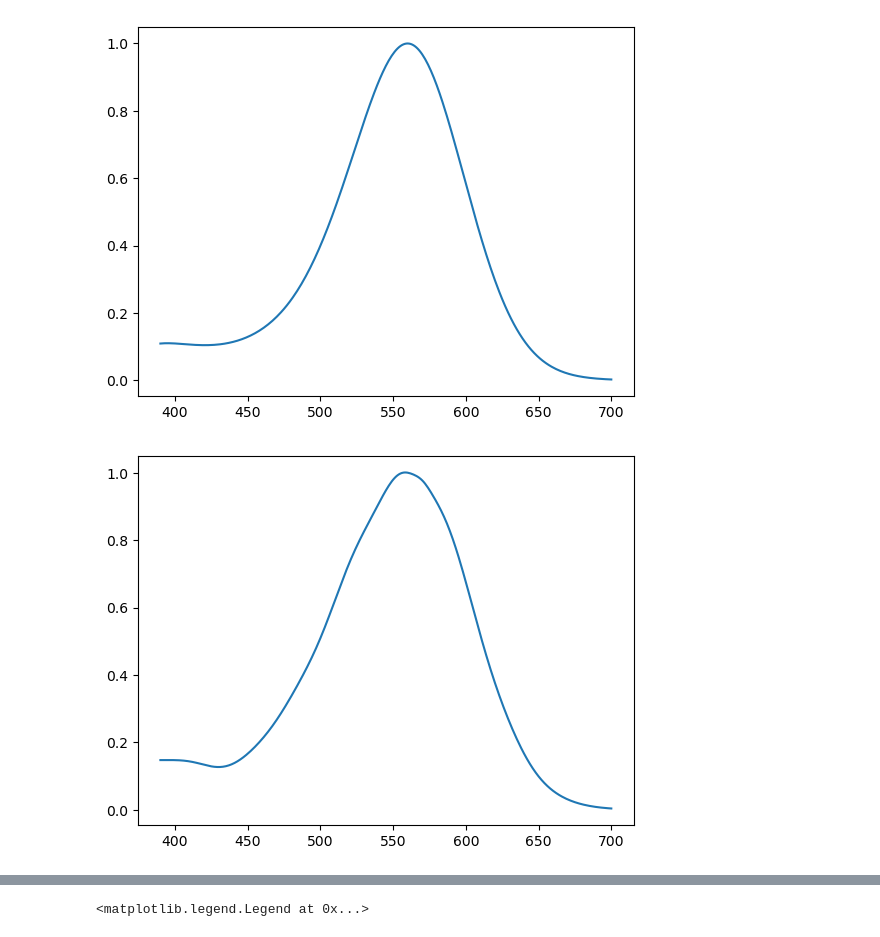
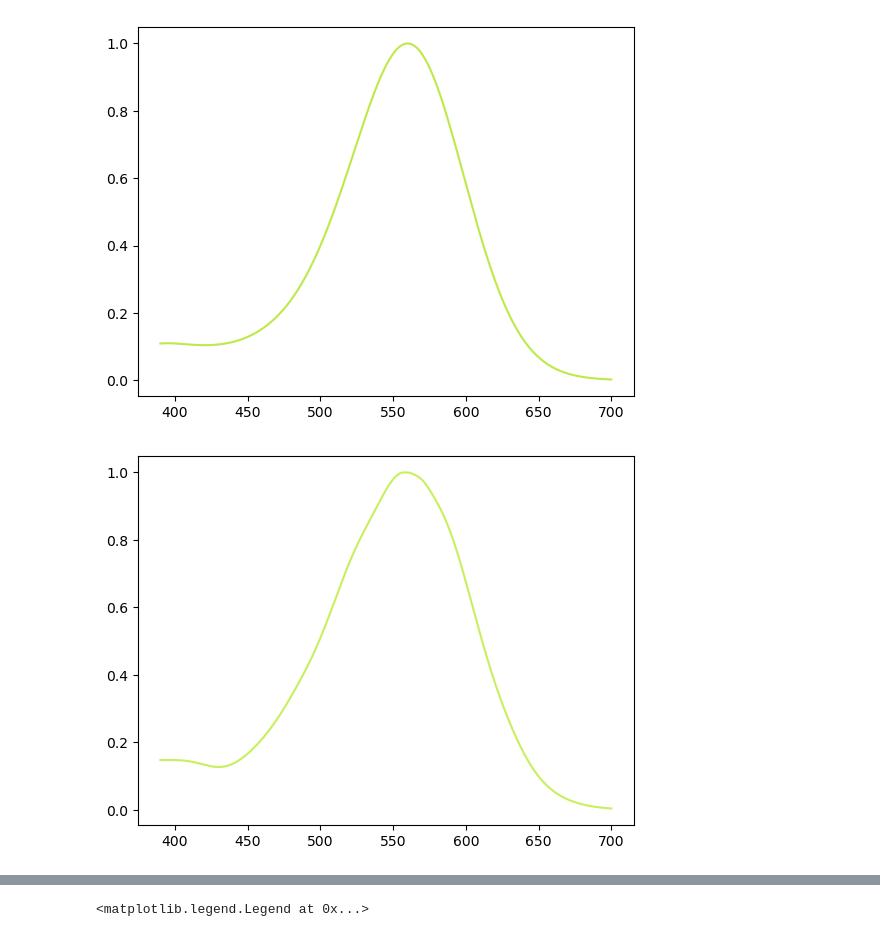
Before and after one commit to varunneal/ChromaLab, a Jupyter notebook: notebooks/exploration/nomograms.ipynb, the cells around one changed output, grey strips where cells are left out. Drawn from its saved outputs; the diff is of its cells as text; code cells hidden in the pictures.

```diff
--- a/notebooks/exploration/nomograms.ipynb
+++ b/notebooks/exploration/nomograms.ipynb
@@ -171,14 +162,14 @@ def StockmanSharpeNomogram(S, lambdaMax):
 # %%
-plot(wavelengths1, StockmanSharpeNomogram(wavelengths1, 560))
+StockmanSharpeNomogram(wavelengths1, 560).plot()
 # %% [output]
-[figure, old version]
+[figure, new version]
 # %%
-def NeitzNomogram(wavelengths, lambda_max=559):
+def NeitzNomogram(wls, lambda_max=559):
     # From Neitz website
     # From Carroll, McMahon, Neitz, & Neitz (2000)
     # based on Partridge and DeGrip '91 bovine data
 
-    wavelengths = wavelengths.astype(np.float32)
+    wls = wls.astype(np.float32)
 
     A = 0.417050601
     B = 0.002072146
@@ -207,7 +198,7 @@ def NeitzNomogram(wavelengths, lambda_max=559):
     Y = 1.51000000e-05
 
     A2 = (np.log10(1.00000000 / lambda_max) - np.log10(1.00000000 / 558.5))
-    vector = np.log10(np.reciprocal(wavelengths))
+    vector = np.log10(np.reciprocal(wls))
     const = 1 / np.sqrt(2 * np.pi)
 
     ex_temp1 = np.log10(-E + E * np.tanh(-((10 ** (vector - A2)) - F) / G)) + D
@@ -220,8 +211,8 @@ def NeitzNomogram(wavelengths, lambda_max=559):
     ex_temp8 = ((Y / X * (const * np.exp(-0.5 * (((10 ** (vector - A2)) - W) / X) ** 2))) / 100)
     ex_temp = ex_temp1 + ex_temp2 + ex_temp3 + ex_temp4 + ex_temp5 + ex_temp6 + ex_temp7 + ex_temp8
 
-    return 10 ** ex_temp
+    return Cone(data=np.clip(10 ** ex_temp, 0,1), wavelengths=wls, quantal=True)
 # %%
-plot(wavelengths1, NeitzNomogram(wavelengths1, 560))
+NeitzNomogram(wavelengths1, 560).plot()
 # %% [output]
-[figure, old version]
+[figure, new version]
```
Also changed, not shown: parts of 47 cells of this notebook, 7 other files.
